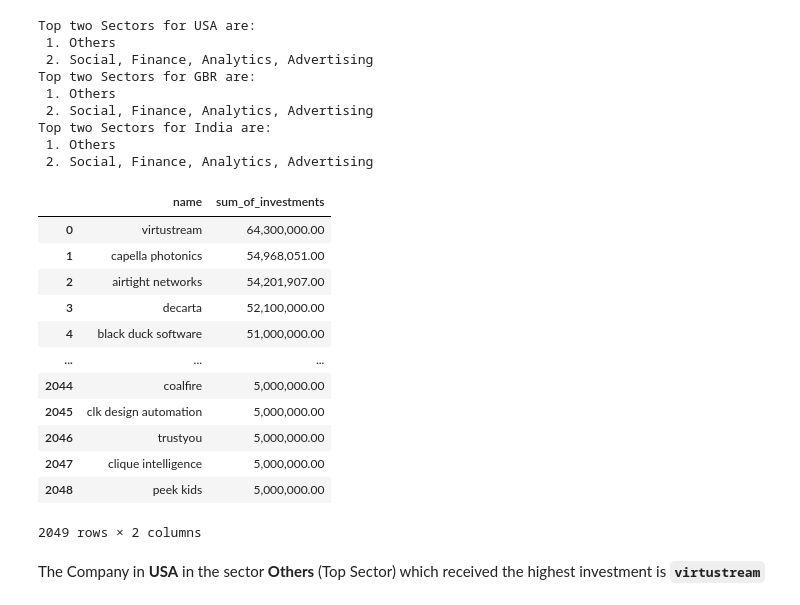
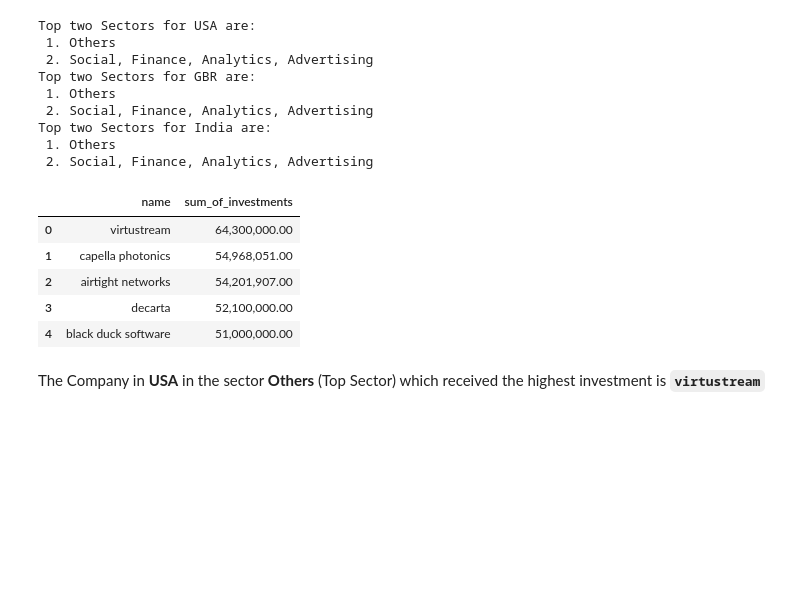
Before and after one commit to subhasisj/Upgrad-PGD-ML---AI, a Jupyter notebook: Assignments/Investment_Analysis_Assignment/Notebooks/Investment_analysis_assignment.ipynb, the cells around one changed output. Cells and saved outputs as stored; diff of their text form; code cells hidden in the pictures; blank space fills up the shorter version.

```diff
--- a/Assignments/Investment_Analysis_Assignment/Notebooks/Investment_analysis_assignment.ipynb
+++ b/Assignments/Investment_Analysis_Assignment/Notebooks/Investment_analysis_assignment.ipynb
@@ -904,24 +886,19 @@ Top two Sectors for India are:
  2. Social, Finance, Analytics, Advertising
 # %%
 # Top Sector - USA
-D1[D1.main_sector == D1_top_sector].groupby("name")['raised_amount_usd'] \
+top_companies_top_sector_D1 = D1[D1.main_sector == D1_top_sector].groupby("name")['raised_amount_usd'] \
 .agg([('sum_of_investments', 'sum')]) \
 .sort_values('sum_of_investments',ascending=False) \
 .reset_index()
-# %% [output]
-|  | name | sum_of_investments |
-| 0 | virtustream | 64,300,000.00 |
-| 1 | capella photonics | 54,968,051.00 |
-| 2 | airtight networks | 54,201,907.00 |
-| 3 | decarta | 52,100,000.00 |
-| 4 | black duck software | 51,000,000.00 |
-| ... | ... | ... |
-| 2044 | coalfire | 5,000,000.00 |
-| 2045 | clk design automation | 5,000,000.00 |
-| 2046 | trustyou | 5,000,000.00 |
-| 2047 | clique intelligence | 5,000,000.00 |
-| 2048 | peek kids | 5,000,000.00 |
-2049 rows × 2 columns
+# %%
+top_companies_top_sector_D1.head()
+# %% [output]
+|  | name | sum_of_investments |
+| 0 | virtustream | 64,300,000.00 |
+| 1 | capella photonics | 54,968,051.00 |
+| 2 | airtight networks | 54,201,907.00 |
+| 3 | decarta | 52,100,000.00 |
+| 4 | black duck software | 51,000,000.00 |
 # %% [markdown]
 The Company in __USA__ in the sector __Others__ (Top Sector)  which received the highest investment is __`virtustream`__
 # %%
```
Also changed, not shown: parts of 31 cells of this notebook, 1 other file.
